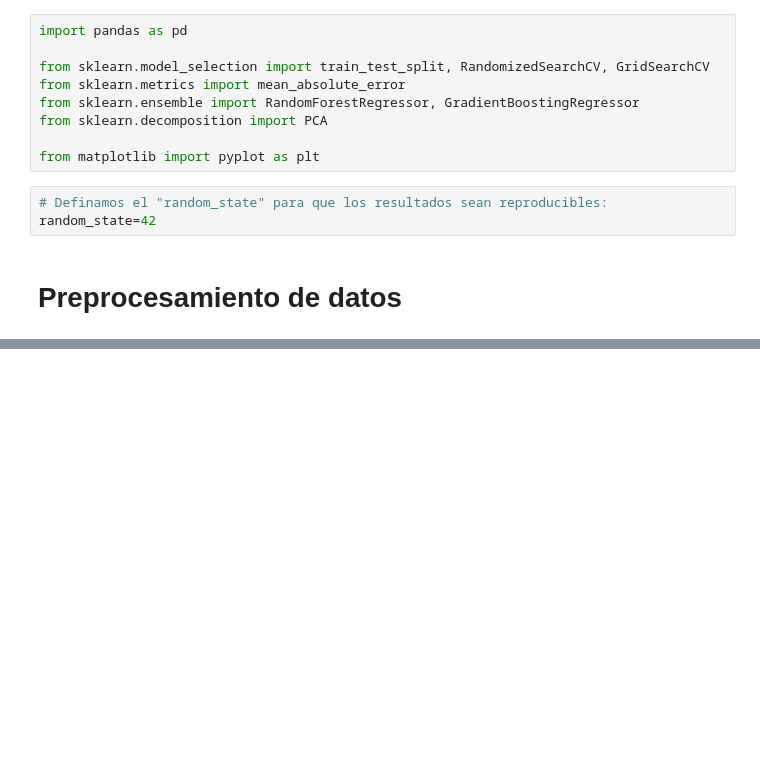
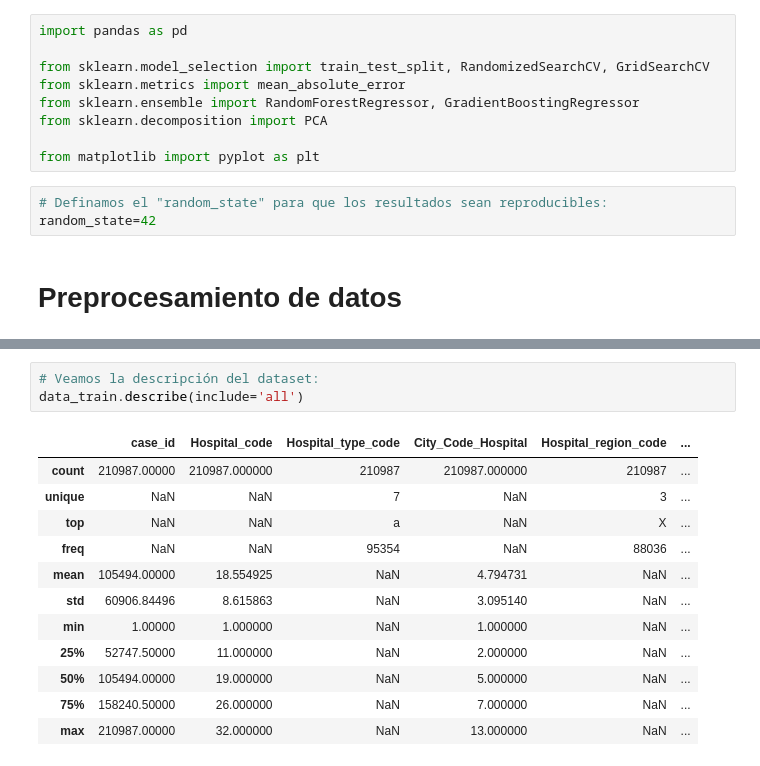
Before and after one commit to Geralberrio/Proyecto_Analitica, a Jupyter notebook: Hospitalizacion_clasificacion_RF_GB.ipynb, the cells around one changed output, grey strips where cells are left out. Saved outputs shown, nothing was run; the diff lists cells and outputs as text; blank space fills up the shorter version.

```diff
--- a/Hospitalizacion_clasificacion_RF_GB.ipynb
+++ b/Hospitalizacion_clasificacion_RF_GB.ipynb
@@ -36,0 +55,16 @@ data
+# %%
+# Veamos la descripción del dataset:
+data_train.describe(include='all')
+# %% [output]
+|  | case_id | Hospital_code | Hospital_type_code | City_Code_Hospital | Hospital_region_code | ... |
+| count | 210987.00000 | 210987.000000 | 210987 | 210987.000000 | 210987 | ... |
+| unique | NaN | NaN | 7 | NaN | 3 | ... |
+| top | NaN | NaN | a | NaN | X | ... |
+| freq | NaN | NaN | 95354 | NaN | 88036 | ... |
+| mean | 105494.00000 | 18.554925 | NaN | 4.794731 | NaN | ... |
+| std | 60906.84496 | 8.615863 | NaN | 3.095140 | NaN | ... |
+| min | 1.00000 | 1.000000 | NaN | 1.000000 | NaN | ... |
+| 25% | 52747.50000 | 11.000000 | NaN | 2.000000 | NaN | ... |
+| 50% | 105494.00000 | 19.000000 | NaN | 5.000000 | NaN | ... |
+| 75% | 158240.50000 | 26.000000 | NaN | 7.000000 | NaN | ... |
+| max | 210987.00000 | 32.000000 | NaN | 13.000000 | NaN | ... |
```
Also changed, not shown: parts of 21 cells of this notebook.
